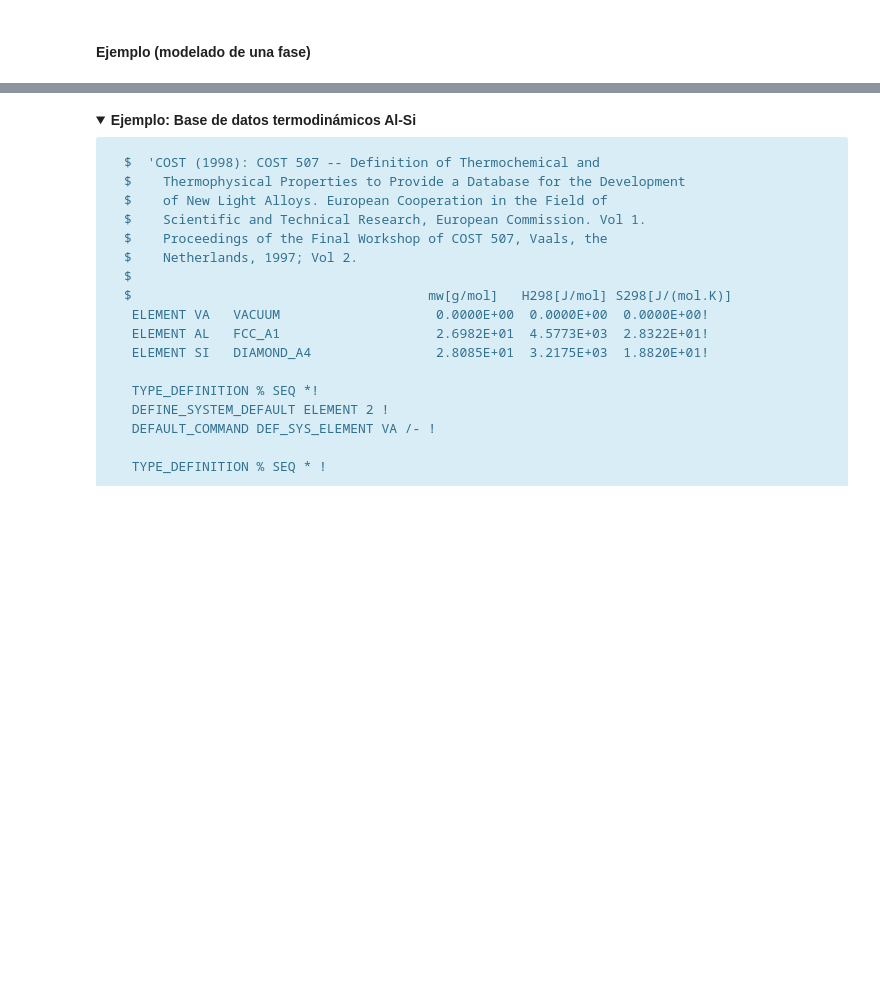
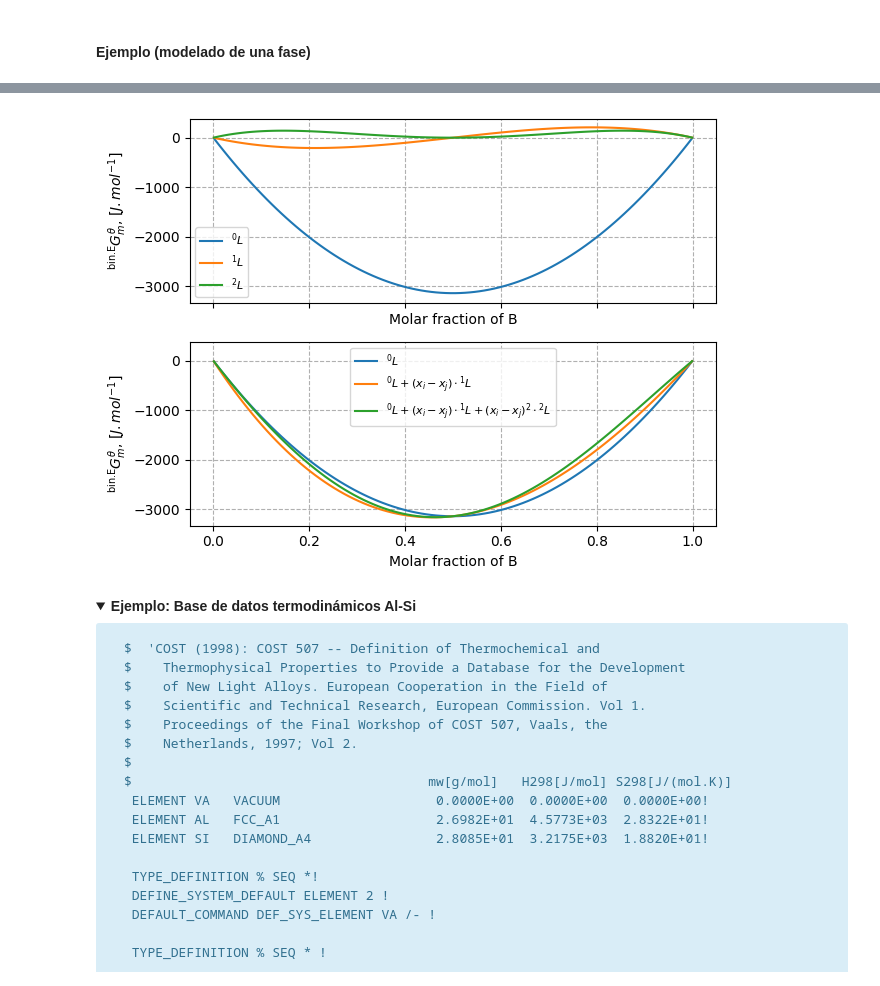
Before and after one commit to eicastroc/Calphad101, a Jupyter notebook: 01_teoria.ipynb, the cells around one changed output, grey strips where cells are left out. Drawn from its saved outputs; the diff is of its cells as text; code cells hidden in the pictures; folded sections open; blank space fills up the shorter version.

```diff
--- a/01_teoria.ipynb
+++ b/01_teoria.ipynb
@@ -544,3 +569,35 @@ $${}^{^{2}}L_{\mathrm{Al,Si}}^{\mathrm{LIQ}} = 2265.39 T$$
+# %%
+## Ejemplo
+xSi = np.linspace(1e-3, 0.999, 100)
+xAl = np.flip(xB)
+
+L0 = lambda T: -11340.1 - 1.23394*T
+L1 = lambda T: -3530.93 + 1.35993*T
+L2 = lambda T: 2265.39
+
+T = 1000
+
+fig, (ax0, ax1) = plt.subplots(nrows=2, sharex=True, sharey=True)
+
+# individual contributions
+ax0.plot(xSi, xAl*xSi*(L0(T)), label=r"${}^{0}L$")
+ax0.plot(xSi, xAl*xSi*((xAl-xSi)*L1(T)), label=r"${}^{1}L$")
+ax0.plot(xSi, xAl*xSi*((xAl-xSi)**2*L2(T)), label=r"${}^{2}L$")
+
+# composite contributions
+ax1.plot(xSi, xAl*xSi*(L0(T)), label=r"${}^{0}L$")
+ax1.plot(xSi, xAl*xSi*(L0(T)+(xAl-xSi)*L1(T)), label=r"${}^{0}L+(x_i-x_j)\cdot{}^{1}L$")
+ax1.plot(xSi, xAl*xSi*(L0(T)+(xAl-xSi)*L1(T)+(xAl-xSi)**2*L2(T)), label=r"${}^{0}L+(x_i-x_j)\cdot{}^{1}L+(x_i-x_j)^2\cdot{}^{2}L$")
+
+for ax in (ax0, ax1):
+    ax.set_xlabel("Molar fraction of B")
+    ax.set_ylabel(r"${}^{\text{bin.E}}G_m^{\theta}$, $[J.mol^{-1}]$")
+    ax.legend(loc='best', fontsize=8)
+    ax.grid(ls='--')
+fig.tight_layout()
+plt.show()
+# %% [output]
+[figure, added]
 # %% [markdown]
 <details>
 <summary><b>Ejemplo: Base de datos termodinámicos Al-Si</b></summary>
```
Also changed, not shown: parts of 7 cells of this notebook, 1 other file.
